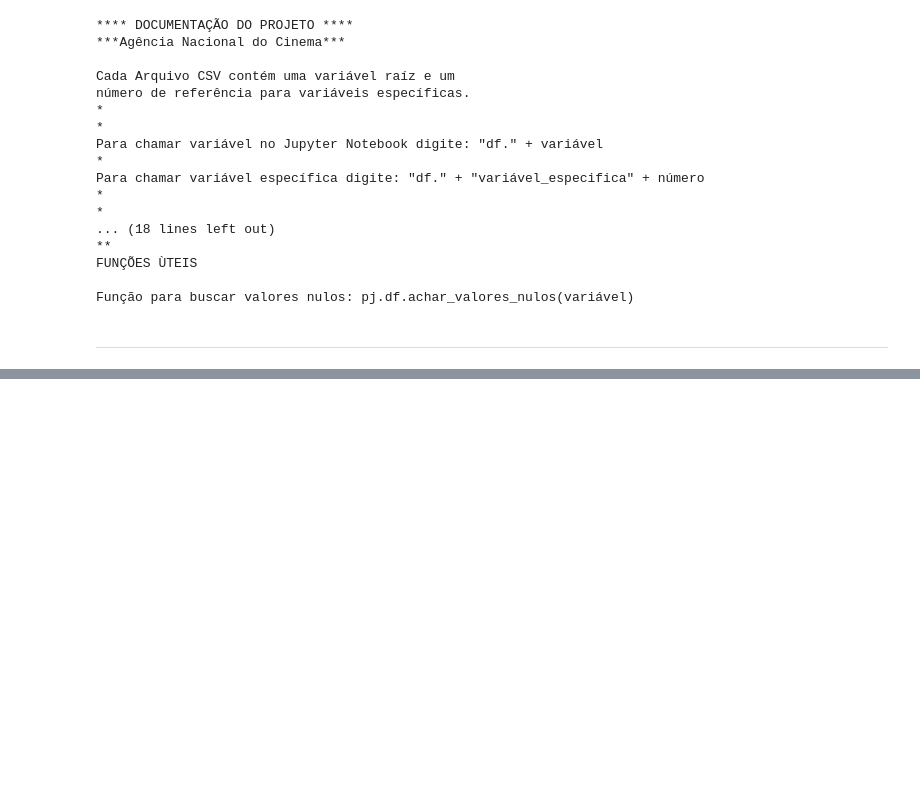
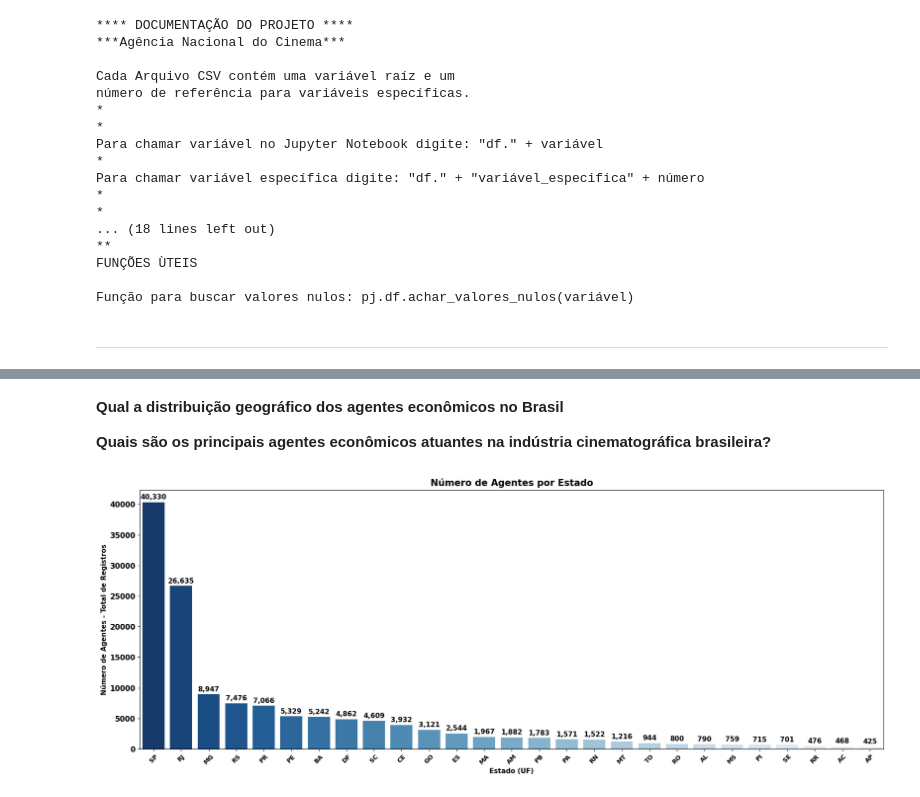
Before and after one commit to fonsecadados/AgenciaNacionalDoCinema_ANCINE, a Jupyter notebook: Notebook_Novo.ipynb, the cells around one changed output, grey strips where cells are left out. Cells and saved outputs as stored; diff of their text form; code cells hidden in the pictures; blank space fills up the shorter version.

```diff
--- a/Notebook_Novo.ipynb
+++ b/Notebook_Novo.ipynb
@@ -73,0 +90,45 @@ carregar()
+# %%
+#Natureza Jurídica dos Agentes Econômicos
+
+#Criando Dataframe merged Agentes Economicos Regulares x Atividades Economicas dos Agentes
+agnts_atividades_economicas = pd.merge(agnts_economicos, atividade_economicas_agnts, on='REGISTRO_ANCINE', how='inner')
+agnts_atividades_economicas = agnts_atividades_economicas[['REGISTRO_ANCINE', 'DATA_REGISTRO', 'RAZAO_SOCIAL_x', 'CNPJ_x',
+       'DATA_CONSTITUICAO', 'UF', 'MUNICIPIO',
+       'CLASSIFICACAO_AGENTE_ECONOMICO', 'NATUREZA_JURIDICA', 'ATIVIDADE_ECONOMICA','CLASSIFICACAO_ATIVIDADE', 'BRASILEIRO_INDEPENDENTE']]
+
+agnts_atividades_economicas.rename(columns={'RAZAO_SOCIAL_x' : 'RAZAO_SOCIAL', 'CNPJ_x' : 'CNPJ'}, inplace=True)
+
+
+ltda = agnts_economicos.query("NATUREZA_JURIDICA == 'Sociedade Empresária Limitada'")
+mei = agnts_economicos.query("NATUREZA_JURIDICA == 'Empresário (Individual)'")
+eireli_empresaria = agnts_economicos.query("NATUREZA_JURIDICA == 'Empresa Individual de Responsabilidade Limitada (de Natureza Empresária)'")
+ss_limitada = agnts_economicos.query("NATUREZA_JURIDICA == 'Sociedade Simples Limitada'")
+associacao_pricada = agnts_economicos.query("NATUREZA_JURIDICA == 'Associação Privada'")
+eireli_simples = agnts_economicos.query("NATUREZA_JURIDICA == 'Empresa Individual de Responsabilidade Limitada (de Natureza Simples)'")
+sa_fechada = agnts_economicos.query("NATUREZA_JURIDICA == 'Sociedade Anônima Fechada'")
+# %% [markdown]
+**Qual a distribuição geográfico dos agentes econômicos no Brasil**
+
+**Quais são os principais agentes econômicos atuantes na indústria cinematográfica brasileira?**
+# %%
+#Barplot com Número de Agentes por Estado
+plt.figure(figsize=(18, 7))
+ax = sea.countplot(data=agnts_atividades_economicas, x='UF', order=agnts_atividades_economicas['UF'].value_counts().index, palette='Blues_r')
+
+for p in ax.patches:
+    ax.annotate(format(p.get_height(), ',.0f'),
+                   (p.get_x() + p.get_width() / 2., p.get_height()),
+                   ha = 'center', va = 'center',
+                   xytext = (0, 8),
+                   textcoords = 'offset points',
+                   fontsize=11, fontweight='bold')
+
+plt.title('Número de Agentes por Estado', fontsize=15, fontweight='bold')
+plt.xlabel('Estado (UF)', fontsize=11, fontweight='bold')
+plt.ylabel('Número de Agentes - Total de Registros', fontsize=11, fontweight='bold')
+plt.xticks(rotation=45, fontsize=10, fontweight='bold')
+plt.yticks(fontweight='bold', fontsize=12)
+plt.tight_layout()
+plt.show()
+# %% [output]
+[figure, added]
```
Also changed, not shown: parts of 13 cells of this notebook, 5 other files.
